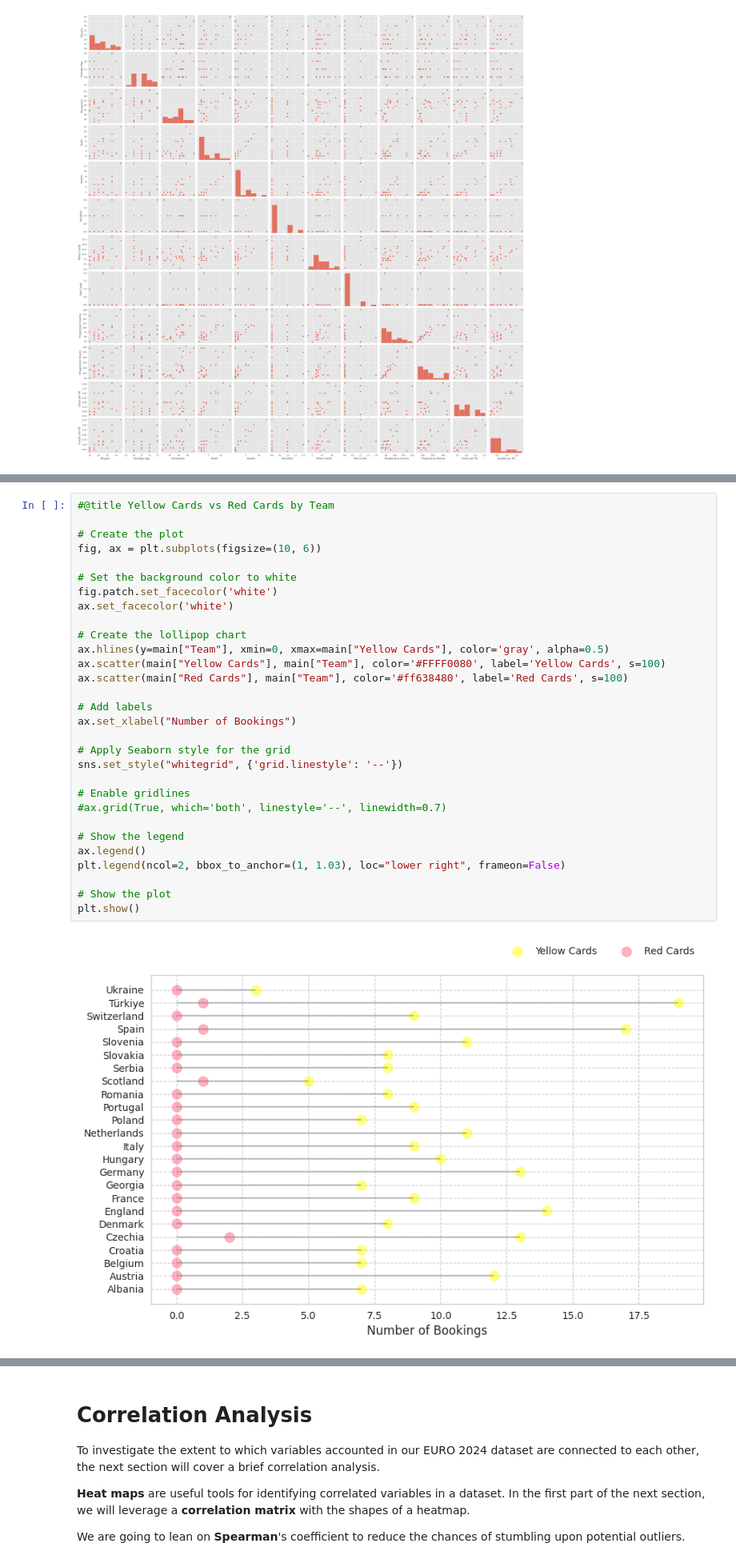
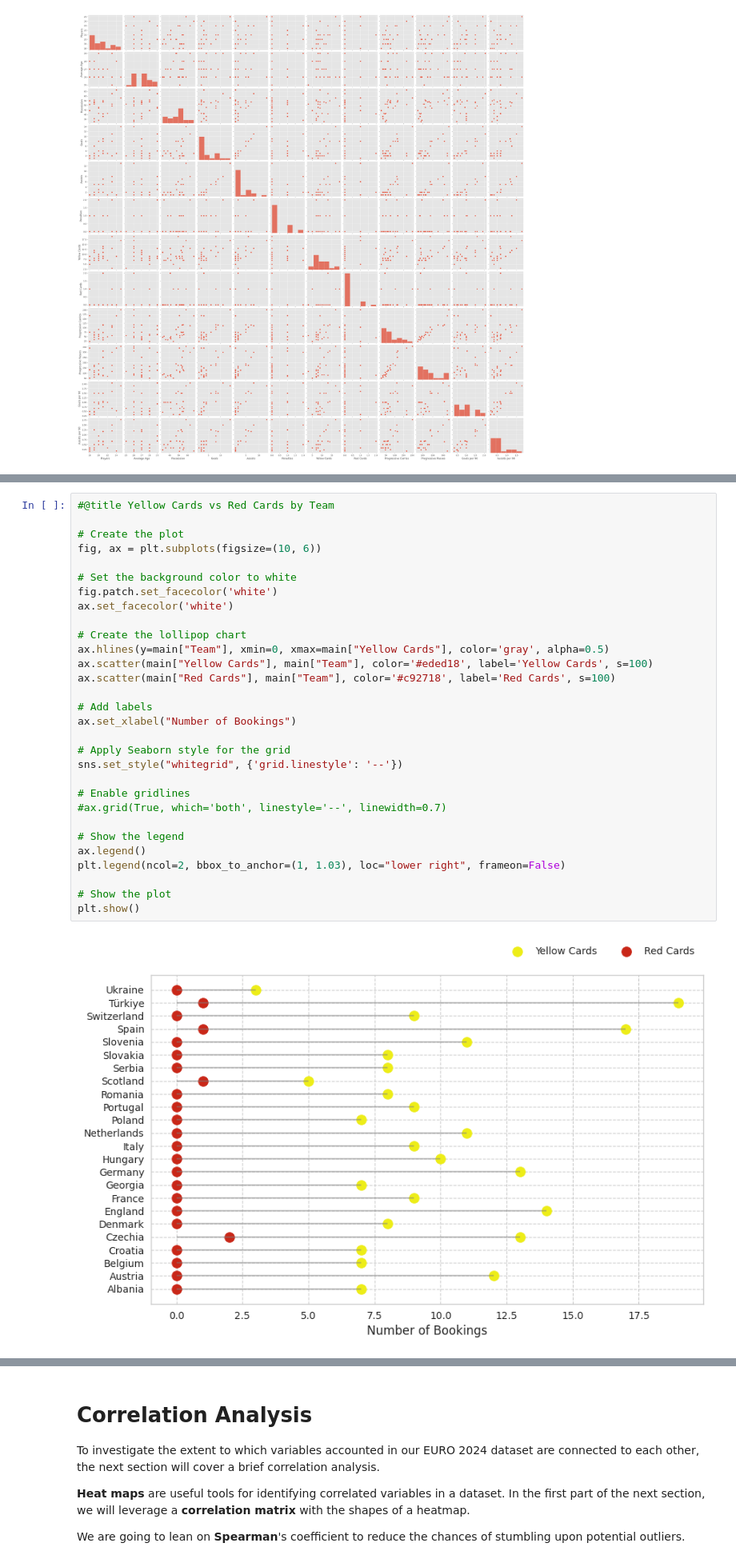
Before and after one commit to simodepth96/Data-Science-Portfolio, a Jupyter notebook: EURO_2024_EDA,_Correlation_and_Causation_Analaysis.ipynb, the cells around one changed output, grey strips where cells are left out. Shown at 80% size. Drawn from its saved outputs; the diff is of its cells as text.

```diff
--- a/EURO_2024_EDA,_Correlation_and_Causation_Analaysis.ipynb
+++ b/EURO_2024_EDA,_Correlation_and_Causation_Analaysis.ipynb
@@ -294,35 +302,35 @@ fig.show()
 # %%
 #@title Yellow Cards vs Red Cards by Team
 
 # Create the plot
 fig, ax = plt.subplots(figsize=(10, 6))
 
 # Set the background color to white
 fig.patch.set_facecolor('white')
 ax.set_facecolor('white')
 
 # Create the lollipop chart
 ax.hlines(y=main["Team"], xmin=0, xmax=main["Yellow Cards"], color='gray', alpha=0.5)
-ax.scatter(main["Yellow Cards"], main["Team"], color='#FFFF0080', label='Yellow Cards', s=100)
-ax.scatter(main["Red Cards"], main["Team"], color='#ff638480', label='Red Cards', s=100)
+ax.scatter(main["Yellow Cards"], main["Team"], color='#eded18', label='Yellow Cards', s=100)
+ax.scatter(main["Red Cards"], main["Team"], color='#c92718', label='Red Cards', s=100)
 
 # Add labels
 ax.set_xlabel("Number of Bookings")
 
 # Apply Seaborn style for the grid
 sns.set_style("whitegrid", {'grid.linestyle': '--'})
 
 # Enable gridlines
 #ax.grid(True, which='both', linestyle='--', linewidth=0.7)
 
 # Show the legend
 ax.legend()
 plt.legend(ncol=2, bbox_to_anchor=(1, 1.03), loc="lower right", frameon=False)
 
 # Show the plot
 plt.show()
 # %% [output]
-[figure, old version]
+[figure, new version]
 # %%
 #@title Boooking cards by Team (cumulative sum)
 
```
Also changed, not shown: parts of 7 cells of this notebook.
